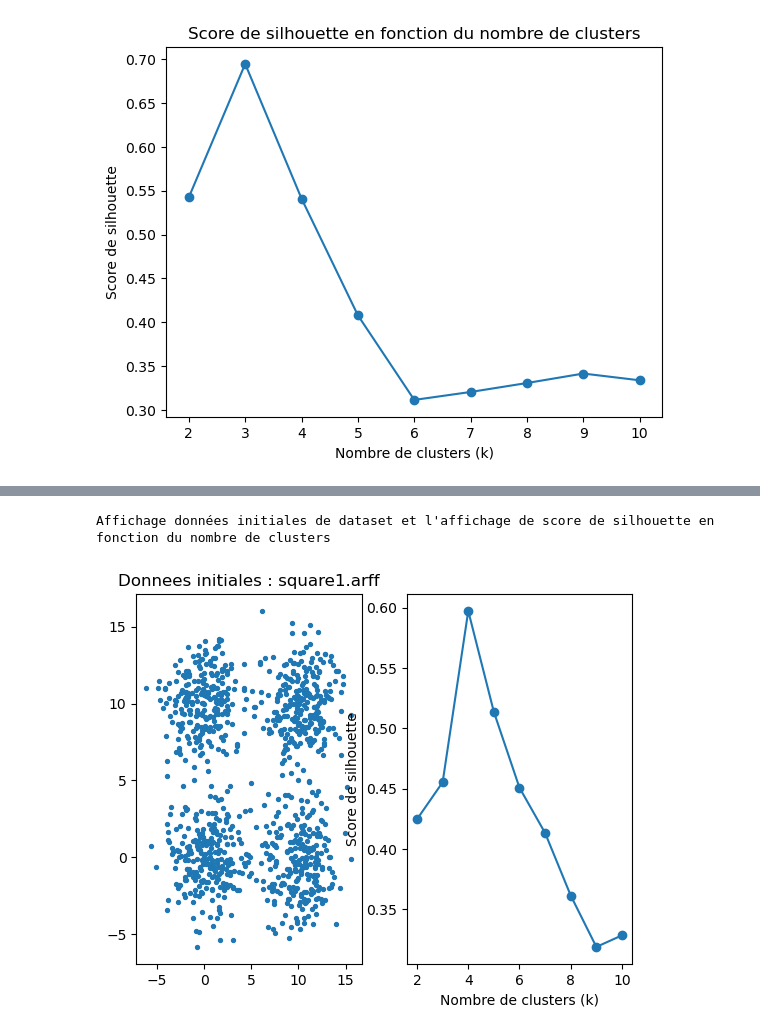
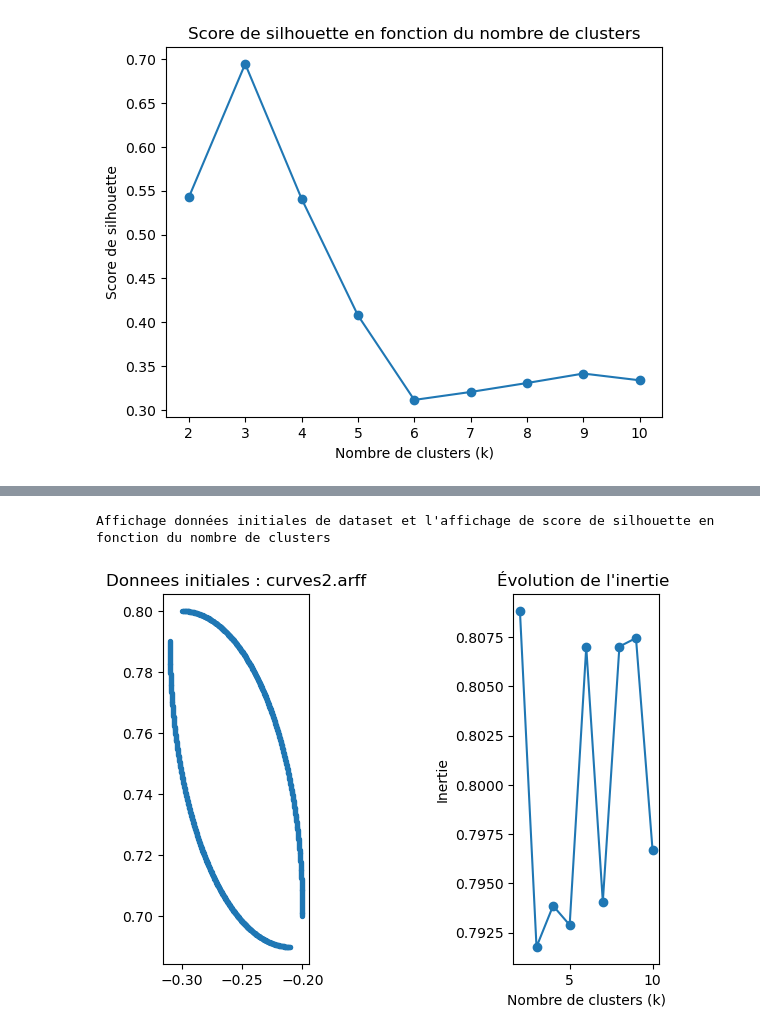
Before and after one commit to leilakhira/Tp-Clustering, a Jupyter notebook: Kmeans.py.ipynb, the cells around one changed output, grey strips where cells are left out. Cells and saved outputs as stored; diff of their text form; code cells hidden in the pictures.

```diff
--- a/Kmeans.py.ipynb
+++ b/Kmeans.py.ipynb
@@ -239,15 +285,16 @@ def data_transform(filename):
     databrut = arff.loadarff(open(path+str(filename), 'r'))
     return np.array([[x[0],x[1]] for x in databrut[0]])
 
-path = '/home/khira/Téléchargements/'
+path ='/home/khira/Tp-Clustring/artificial/'
 name1="3MC.arff"
 name2="3-spiral.arff"
 name3="square1.arff"
+name4 ="st900.arff"
 
 from sklearn.metrics import silhouette_score, davies_bouldin_score, calinski_harabasz_score
 
 k_values = range(2, 11)
-data_names=[name1,name2,name3]
+data_names=[name1,name2,name3,name4]
 silhouette_scores = []
 execution_times = []
 print("Affichage données initiales de dataset et l'affichage de score de silhouette en fonction du nombre de clusters            ")
@@ -273,6 +320,7 @@ for name in data_names:
     plt.subplot(1, 2, 1)
     plt.scatter(f0, f1, s=8)
     plt.title("Donnees initiales : "+ str(name))
+
     # Maintenant, tracez le score de silhouette en fonction de k
     plt.subplot(1, 2, 2)
     plt.plot(range(2, 11), silhouette_scores, marker='o')
@@ -288,44 +337,58 @@ Affichage données initiales de dataset et l'affichage de score de silhouette en
 # %%
 #################################### Question : 2.5 ######################################################
 from sklearn.cluster import MiniBatchKMeans
+names=["curves2.arff","dartboard2.arff","square1.arff","xclara.arff"]
 k_values = range(2, 11)
 silhouette_scores = []
 execution_times = []
+inerties=[]
 print("Affichage données initiales de dataset et l'affichage de score de silhouette en fonction du nombre de clusters            ")
-for k in k_values:
-    data=data_transform(name3)
-    start_time = time.time()
-    # Ajustez le modèle MiniBatchKMeans
-    # Paramètres du MiniBatchKMeans
-    batch_size = 50
-    n_clusters = k
-    max_iter = 100
+for name in names:
 
-    # Initialisation du modèle
-    kmeans_mini_batch = MiniBatchKMeans(n_clusters=n_clusters, batch_size=batch_size, max_iter=max_iter, random_state=42)
-    minibatch_kmeans = MiniBatchKMeans(n_clusters=k)
-    minibatch_kmeans_labels = minibatch_kmeans.fit_predict(data)
-    # Mesurez le temps de calcul
-    end_time = time.time()
-    execution_time = end_time - start_time
-    execution_times.append(execution_time)
+    for k in k_values:
+        data=data_transform(name)
+        start_time = time.time()
+        # Ajustez le modèle MiniBatchKMeans
+        # Paramètres du MiniBatchKMeans
+        batch_size = 50
+        n_clusters = k
+        max_iter = 100
 
-    # Calculez les scores de silhouette, Davies-Bouldin et Calinski-Harabasz
-    silhouette = silhouette_score(data, minibatch_kmeans_labels )
-    silhouette_scores.append(silhouette)
+        # Initialisation du modèle
+        model =MiniBatchKMeans(n_clusters=i, init='k-means++', n_init=1)
+        minibatch_kmeans_labels = model.fit_predict(data)
+        # Mesurez le temps de calcul
+        end_time = time.time()
+        execution_time = end_time - start_time
+        execution_times.append(execution_time)
+        inertie = model.inertia_
+        inerties.append(inertie)
 
-f0 = data[:,0] # tous les élements de la première colonne
-f1 = data[:,1] # tous les éléments de la deuxième colonne
-plt.subplot(1, 2, 1)
-plt.scatter(f0, f1, s=8)
-plt.title("Donnees initiales : "+ str(name3))
-# Maintenant, tracez le score de silhouette en fonction de k
-plt.subplot(1, 2, 2)
-plt.plot(range(2, 11), silhouette_scores, marker='o')
-plt.xlabel('Nombre de clusters (k)')
-plt.ylabel('Score de silhouette')
-plt.show()
-silhouette_scores = []
+        # Calculez les scores de silhouette, Davies-Bouldin et Calinski-Harabasz
+        silhouette = silhouette_score(data, minibatch_kmeans_labels )
+        silhouette_scores.append(silhouette)
+
+    f0 = data[:,0] # tous les élements de la première colonne
+    f1 = data[:,1] # tous les éléments de la deuxième colonne
+    plt.subplot(131)
+    plt.scatter(f0, f1, s=8)
+    plt.title("Donnees initiales : "+ str(name))
+    # afficher l'évolution du centre d'inertie
+    plt.subplot(133)
+    plt.plot(range(2, 11),inerties, marker='o')
+    plt.xlabel('Nombre de clusters (k)')
+    plt.ylabel('Inertie')
+    plt.title('Évolution de l\'inertie ')
+    plt.show()
+    # Maintenant, tracez le score de silhouette en fonction de k
+    plt.subplot(132)
+    plt.plot(range(2, 11), silhouette_scores, marker='o')
+    plt.xlabel('Nombre de clusters (k)')
+    plt.ylabel('Score de silhouette')
+    plt.show()
+    silhouette_scores = []
+    inerties=[]
+    print("---------------------------------------------------------------------------------------")
 # %% [output]
 Affichage données initiales de dataset et l'affichage de score de silhouette en fonction du nombre de clusters
-[figure, old version]
+[figure, new version]
```
Also changed, not shown: parts of 5 cells of this notebook, 2 other files.
